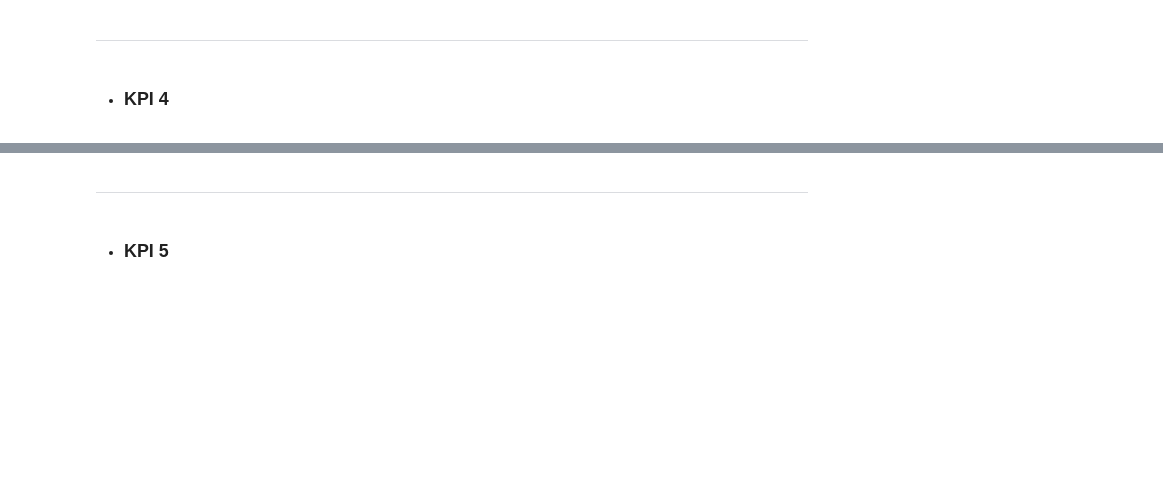
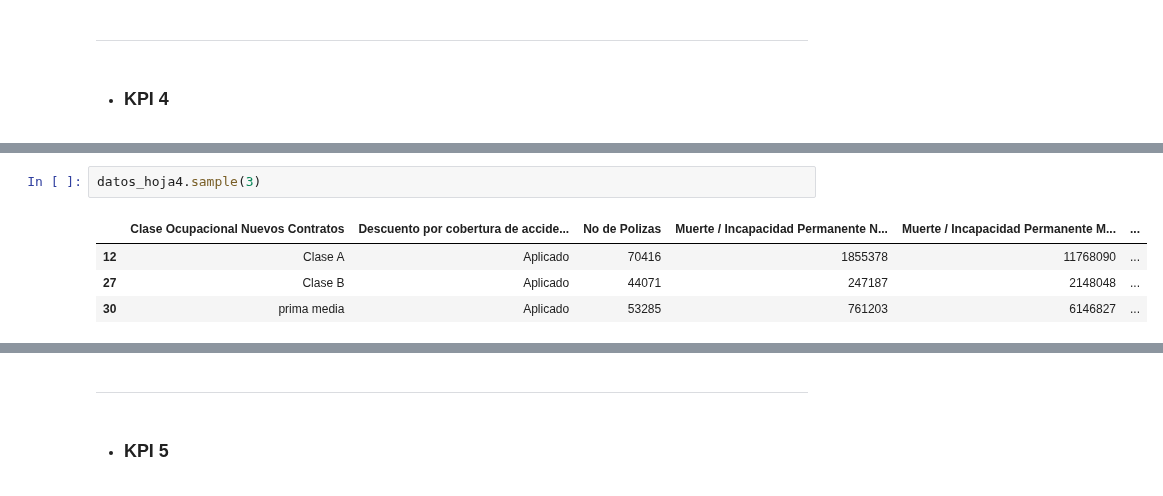
Before and after one commit to ReneRamosTrvn/alertas_sismicas, a Jupyter notebook: ETL.ipynb, the cells around one changed output, grey strips where cells are left out. Cells and saved outputs as stored; diff of their text form; blank space fills up the shorter version.

```diff
--- a/ETL.ipynb
+++ b/ETL.ipynb
@@ -864,0 +915,7 @@ df_simulacros.to_json("Datasets/KPI 3/Participantes_simulacros_categorias.json")
+# %%
+datos_hoja4.sample(3)
+# %% [output]
+|  | Clase Ocupacional Nuevos Contratos | Descuento por cobertura de accide... | No de Polizas | Muerte / Incapacidad Permanente N... | Muerte / Incapacidad Permanente M... | ... |
+| 12 | Clase A | Aplicado | 70416 | 1855378 | 11768090 | ... |
+| 27 | Clase B | Aplicado | 44071 | 247187 | 2148048 | ... |
+| 30 | prima media | Aplicado | 53285 | 761203 | 6146827 | ... |
```
Also changed, not shown: parts of 25 cells of this notebook, 41 other files.
